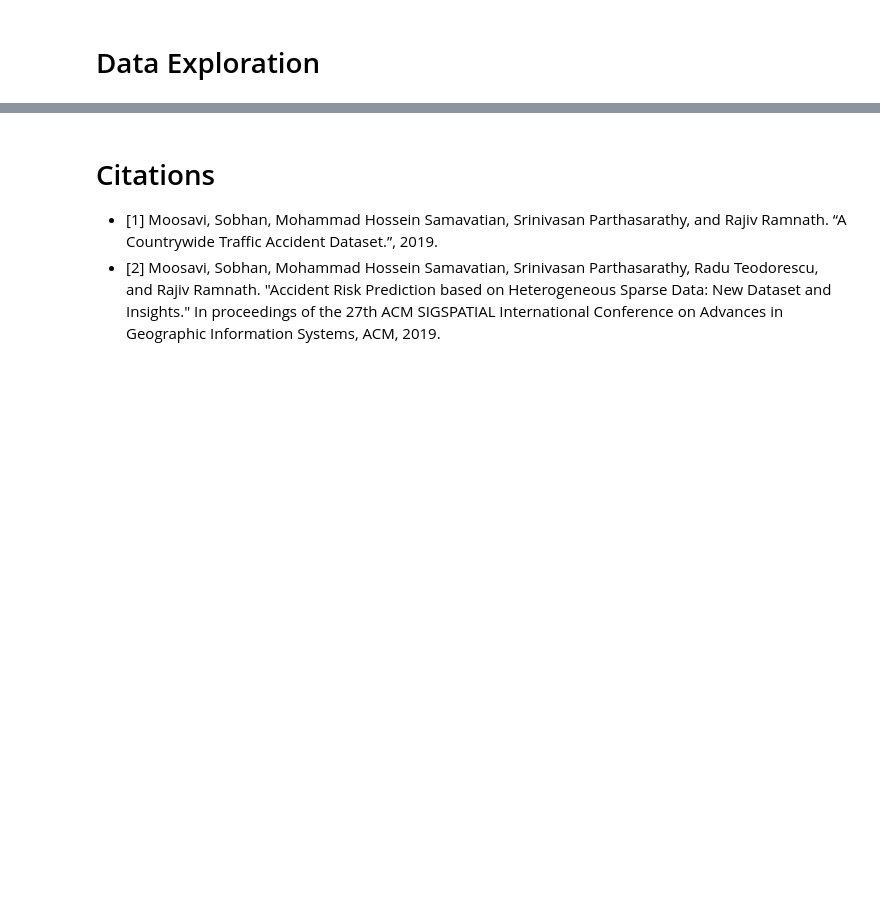
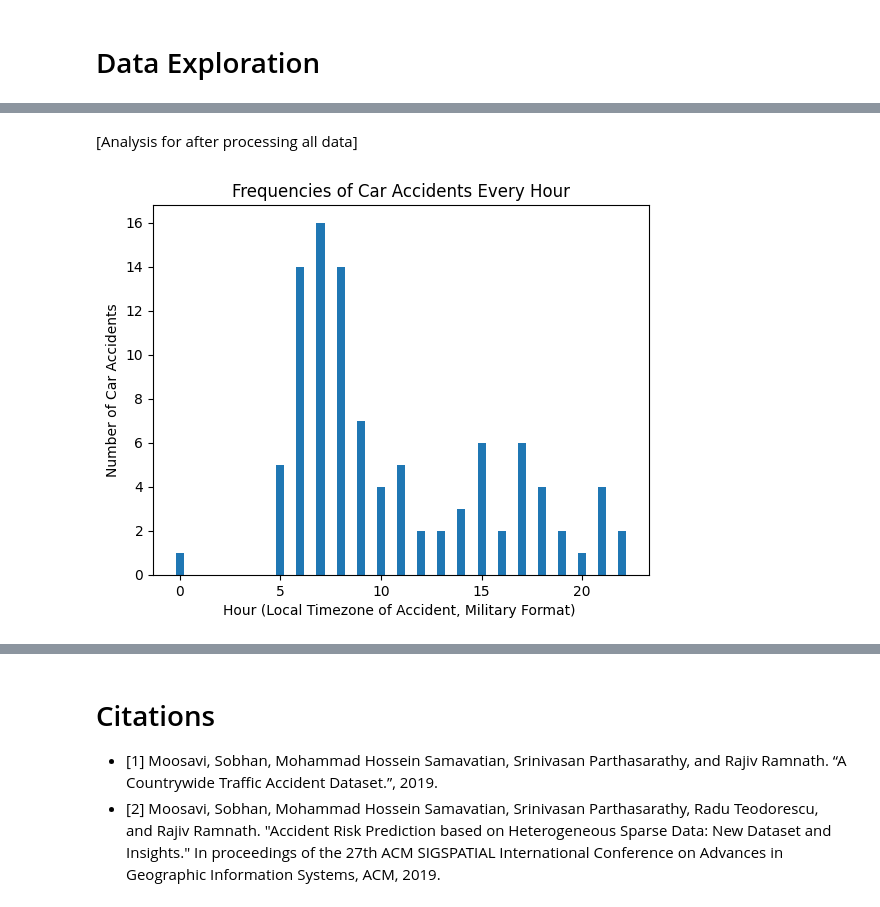
Before and after one commit to kashishpt/CMSC320FinalProject, a Jupyter notebook: main.ipynb, the cells around one changed output, grey strips where cells are left out. Saved outputs shown, nothing was run; the diff lists cells and outputs as text; code cells hidden in the pictures; blank space fills up the shorter version.

```diff
--- a/main.ipynb
+++ b/main.ipynb
@@ -102,0 +118,14 @@ fig.show()
+# %% [markdown]
+[Analysis for after processing all data]
+# %%
+# get the frequencies of car accidents for each hour of the day
+hours = data['Start_Time'].apply(lambda x: x.hour).value_counts()
+
+# plot the frequencies on a bar graph, with each bar representing and hour of the day
+plt.bar(x=hours.index, height=hours, width=0.4)
+plt.title("Frequencies of Car Accidents Every Hour")
+plt.xlabel("Hour (Local Timezone of Accident, Military Format) ")
+plt.ylabel("Number of Car Accidents")
+plt.show()
+# %% [output]
+[figure, added]
```
Also changed, not shown: parts of 12 cells of this notebook.
